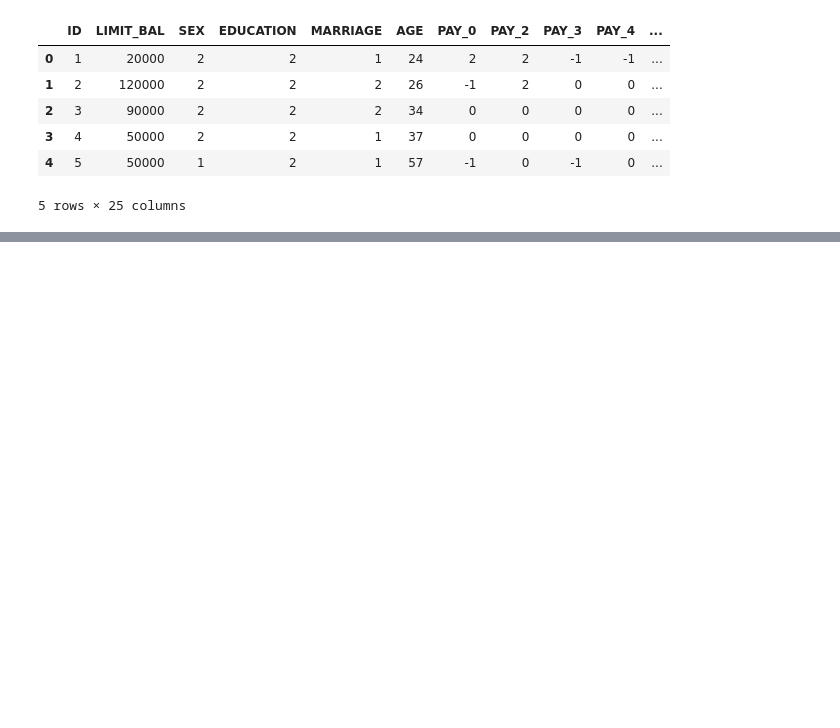
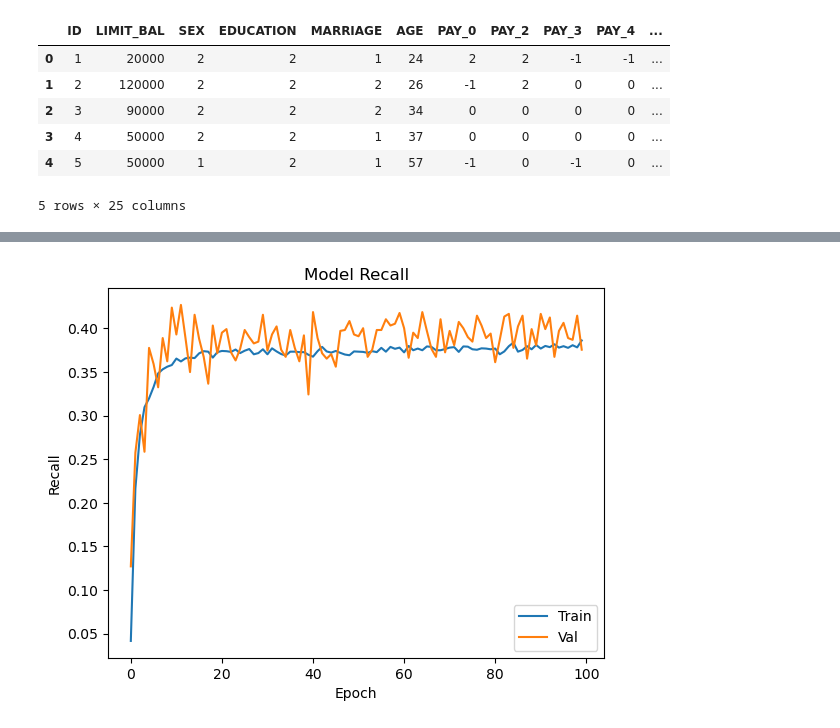
Before and after one commit to maptv/IntrotoNeural_Networks, a Jupyter notebook: IntroToNeuralNetworks/3-IntroToTensorflow/3-IntroToTensorflow-code.ipynb, the cells around one changed output, grey strips where cells are left out. Drawn from its saved outputs; the diff is of its cells as text; code cells hidden in the pictures; blank space fills up the shorter version.

```diff
--- a/IntroToNeuralNetworks/3-IntroToTensorflow/3-IntroToTensorflow-code.ipynb
+++ b/IntroToNeuralNetworks/3-IntroToTensorflow/3-IntroToTensorflow-code.ipynb
@@ -164,0 +210,8 @@ plt.show()
+# %%
+hist[["recall", "val_recall"]].plot(
+    title="Model Recall",
+    xlabel="Epoch",
+    ylabel="Recall",
+).legend(["Train", "Val"], loc="lower right");
+# %% [output]
+[figure, added]
```
Also changed, not shown: parts of 16 cells of this notebook.
